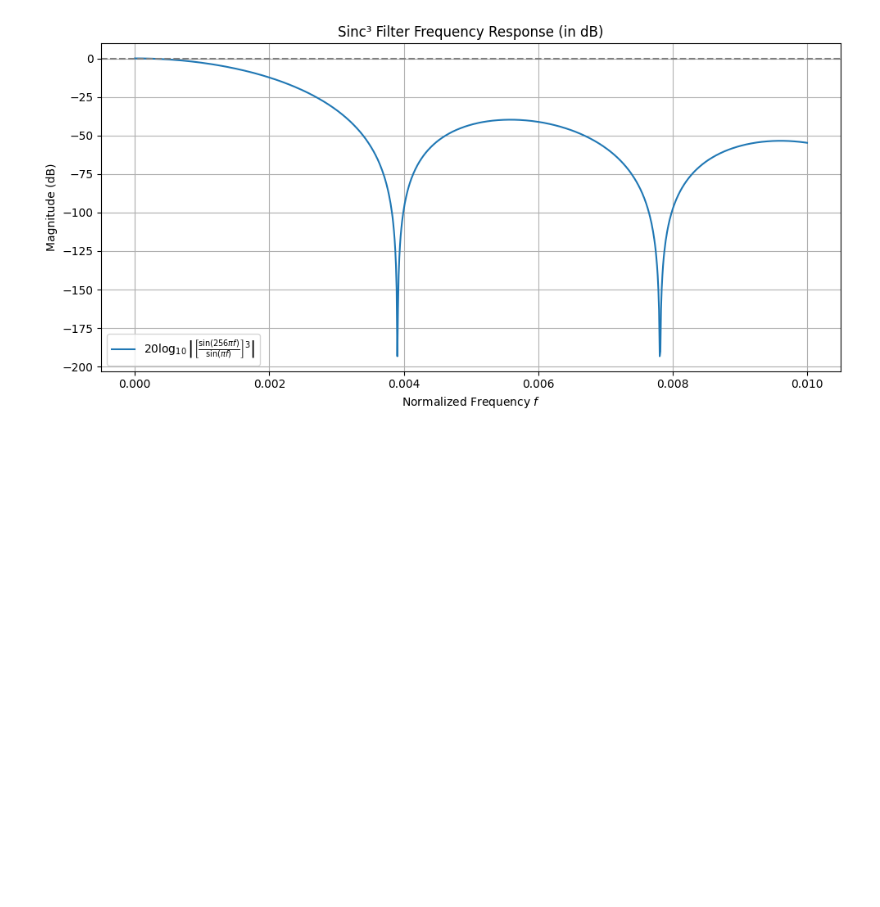
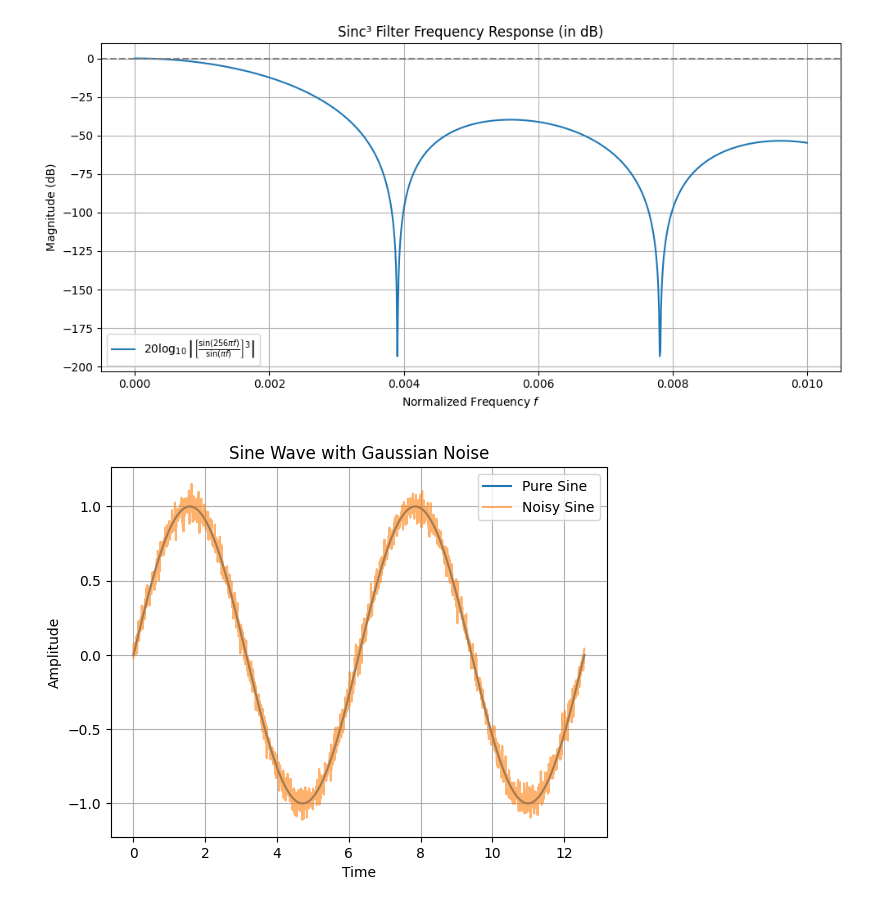
Before and after one commit to human234/amob, a Jupyter notebook: plot.ipynb, the cells around one changed output. Saved outputs shown, nothing was run; the diff lists cells and outputs as text; code cells hidden in the pictures; blank space fills up the shorter version.

Commit message:
noise simulation

```diff
--- a/plot.ipynb
+++ b/plot.ipynb
@@ -53,3 +53,35 @@ plt.tight_layout()
 plt.show()
 # %% [output]
 [figure]
+# %%
+import numpy as np
+import matplotlib.pyplot as plt
+# 設定參數
+sampling_points = 1000
+num_periods = 2
+total_points = sampling_points * num_periods
+
+amplitude = 1.0
+frequency = 1.0
+noise_std = 0.05
+
+t = np.linspace(0, 2 * np.pi * num_periods, total_points)
+
+pure_signal = amplitude * np.sin(t)
+
+noisy_signal = pure_signal + np.random.normal(loc=0.0, scale=noise_std, size=total_points)
+
+with open("noisy_sine_output.txt", "w") as f:
+    for value in noisy_signal:
+        f.write(f"{value:.6f}\n")
+
+plt.plot(t, pure_signal, label='Pure Sine')
+plt.plot(t, noisy_signal, label='Noisy Sine', alpha=0.6)
+plt.title('Sine Wave with Gaussian Noise')
+plt.xlabel('Time')
+plt.ylabel('Amplitude')
+plt.legend()
+plt.grid(True)
+plt.show()
+# %% [output]
+[figure, added]
```
